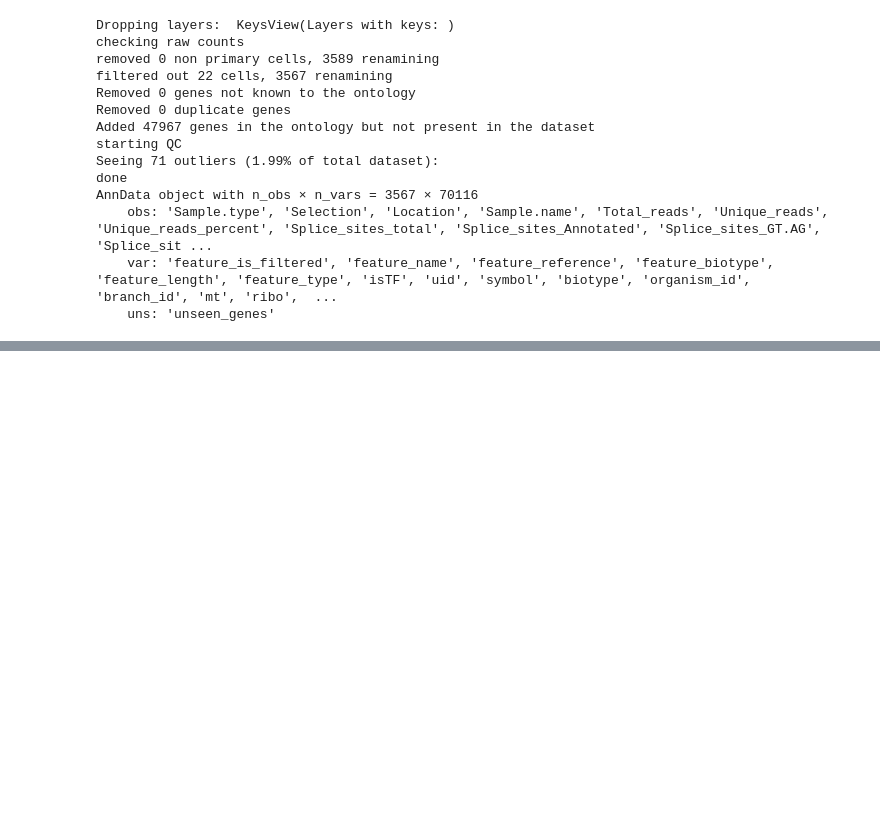
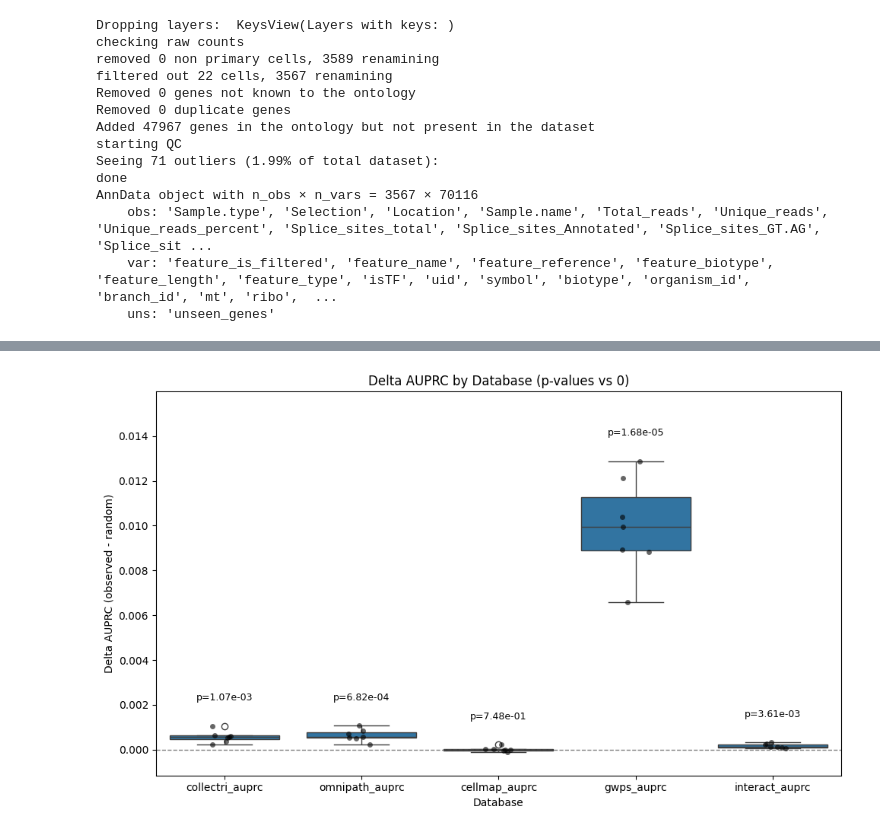
Before and after one commit to cantinilab/scPRINT, a Jupyter notebook: notebooks/scPRINT-2-repro-notebooks/gene_networks.ipynb, the cells around one changed output, grey strips where cells are left out. Drawn from its saved outputs; the diff is of its cells as text; code cells hidden in the pictures; blank space fills up the shorter version.

```diff
--- a/notebooks/scPRINT-2-repro-notebooks/gene_networks.ipynb
+++ b/notebooks/scPRINT-2-repro-notebooks/gene_networks.ipynb
@@ -472 +717,48 @@ metrics
+# %%
+df = pd.DataFrame(
+    {i: v for i, v in show.items() if "_auprc" in i},
+    index=[
+        "myeloid cell",
+        "neoplastic cell",
+        "oligodendrocyte precursor cell",
+        "astrocyte",
+        "oligodendrocyte",
+        "vascular lymphangioblast",
+        "neuron",
+    ],
+)
+
+# Long format for seaborn
+df_long = df.reset_index().melt(
+    id_vars="index", var_name="Database", value_name="DeltaAUPRC"
+)
+df_long = df_long.rename(columns={"index": "Cell Type"})
+
+plt.figure(figsize=(10, 6))
+ax = sns.boxplot(data=df_long, x="Database", y="DeltaAUPRC")
+sns.stripplot(data=df_long, x="Database", y="DeltaAUPRC", color="k", alpha=0.6, size=5)
+
+# Reference line at 0
+ax.axhline(0, ls="--", c="gray", lw=1)
+
+# Compute and annotate p-values (one-sample test vs 0)
+max_y = df_long["DeltaAUPRC"].max()
+min_y = df_long["DeltaAUPRC"].min()
+span = max(max_y - min_y, 1e-6)
+offset = 0.08 * span
+
+for i, col in enumerate(df.columns):
+    x = df[col].dropna().values
+    stat, p = ttest_1samp(x, 0.0, nan_policy="omit")
+    y = df[col].max() + offset
+    ax.text(i, y, f"p={p:.2e}", ha="center", va="bottom", fontsize=9)
+
+ax.set_ylim(min_y - offset, max_y + 3 * offset)
+plt.title("Delta AUPRC by Database (p-values vs 0)")
+plt.xlabel("Database")
+plt.ylabel("Delta AUPRC (observed - random)")
+plt.tight_layout()
+plt.show()
+# %% [output]
+[figure, added]
 # %%
```
Also changed, not shown: parts of 58 cells of this notebook, 11 other files.
